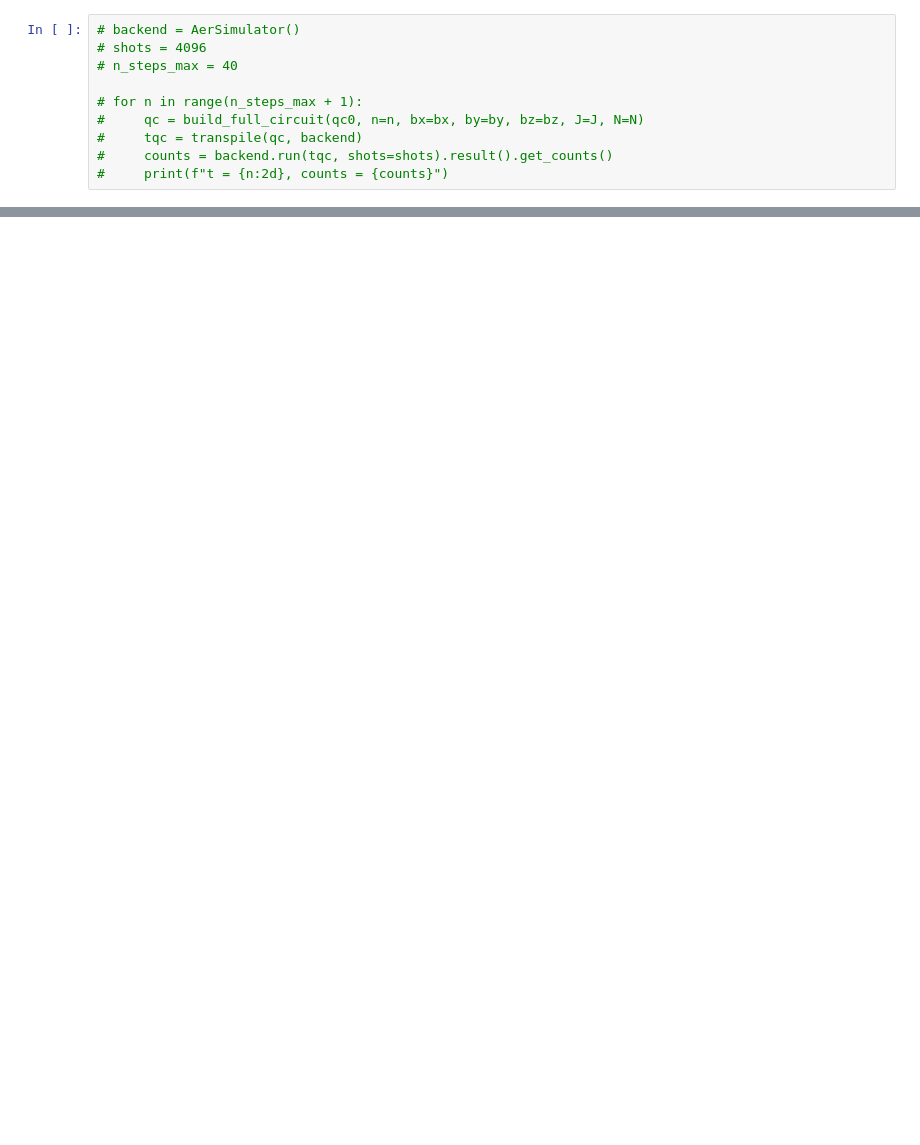
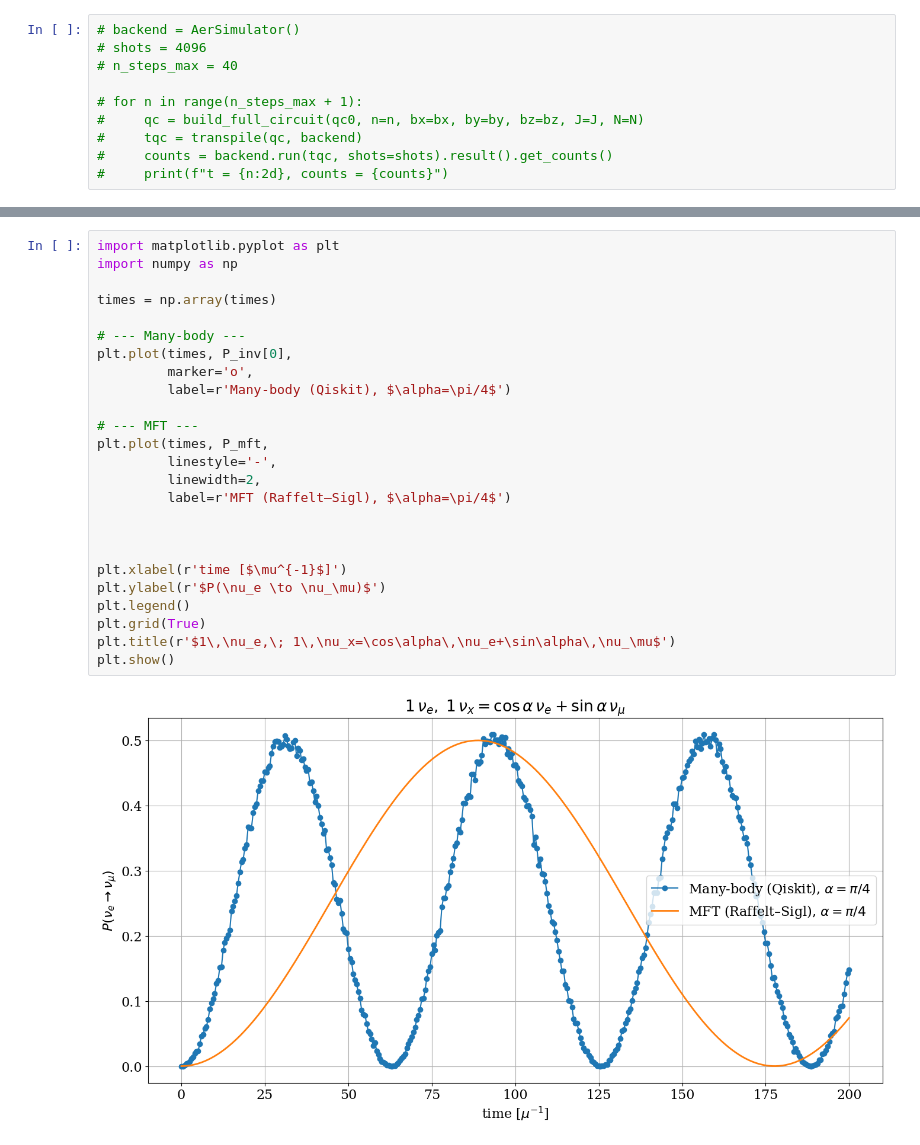
Before and after one commit to Ushakrhmn/Quantum-neutrino-Amol-Basu, a Jupyter notebook: Quantum_F-l_MFT/Qiskit/quantum_F-L_MFT_e1_x1.ipynb, the cells around one changed output, grey strips where cells are left out. Drawn from its saved outputs; the diff is of its cells as text; blank space fills up the shorter version.

```diff
--- a/Quantum_F-l_MFT/Qiskit/quantum_F-L_MFT_e1_x1.ipynb
+++ b/Quantum_F-l_MFT/Qiskit/quantum_F-L_MFT_e1_x1.ipynb
@@ -517,0 +748,27 @@ plt.show()
+# %%
+import matplotlib.pyplot as plt
+import numpy as np
+
+times = np.array(times)
+
+# --- Many-body ---
+plt.plot(times, P_inv[0],
+         marker='o',
+         label=r'Many-body (Qiskit), $\alpha=\pi/4$')
+
+# --- MFT ---
+plt.plot(times, P_mft,
+         linestyle='-',
+         linewidth=2,
+         label=r'MFT (Raffelt–Sigl), $\alpha=\pi/4$')
+
+
+
+plt.xlabel(r'time [$\mu^{-1}$]')
+plt.ylabel(r'$P(\nu_e \to \nu_\mu)$')
+plt.legend()
+plt.grid(True)
+plt.title(r'$1\,\nu_e,\; 1\,\nu_x=\cos\alpha\,\nu_e+\sin\alpha\,\nu_\mu$')
+plt.show()
+# %% [output]
+[figure, added]
```
Also changed, not shown: parts of 20 cells of this notebook, 1 other file.
